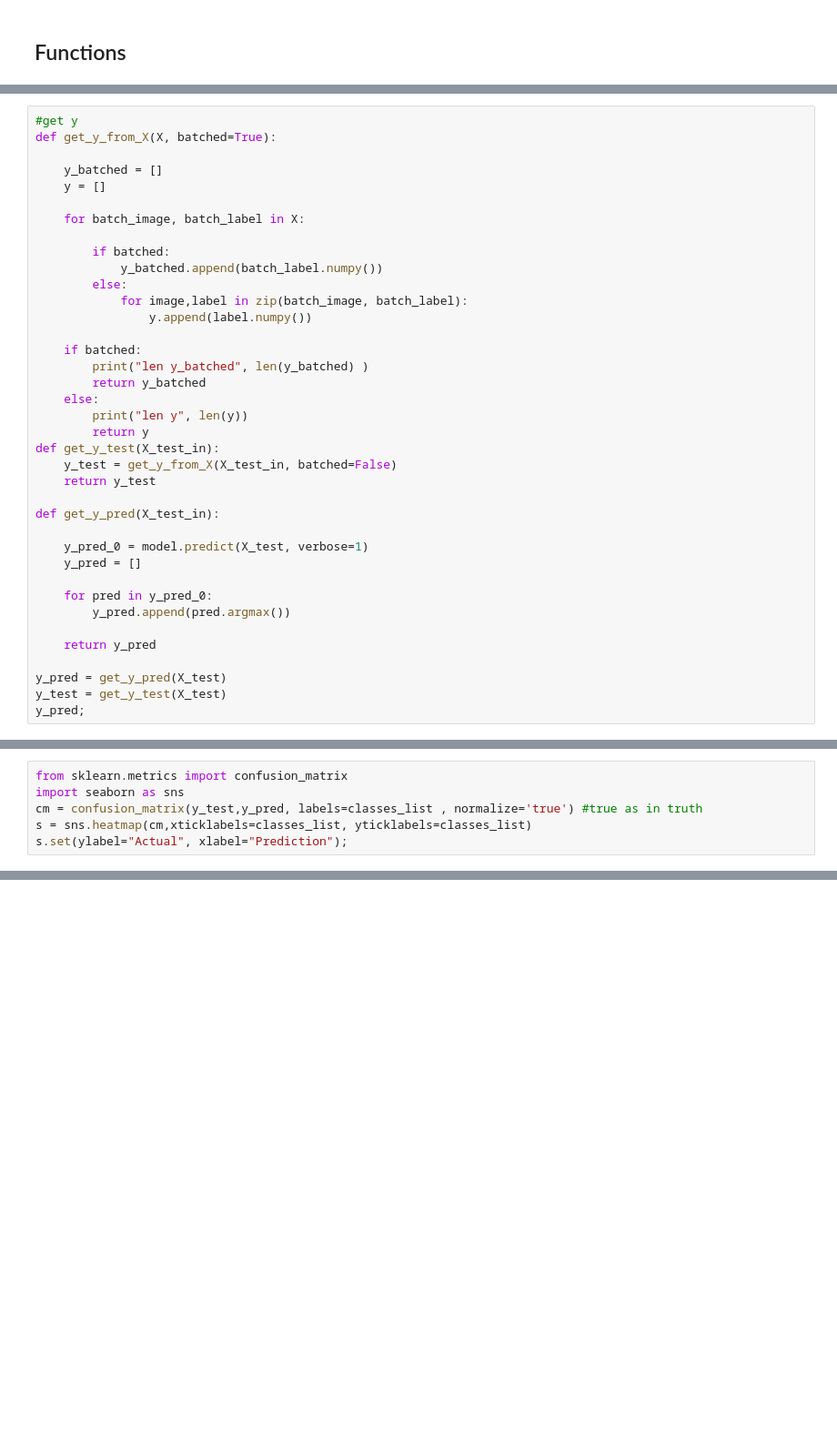
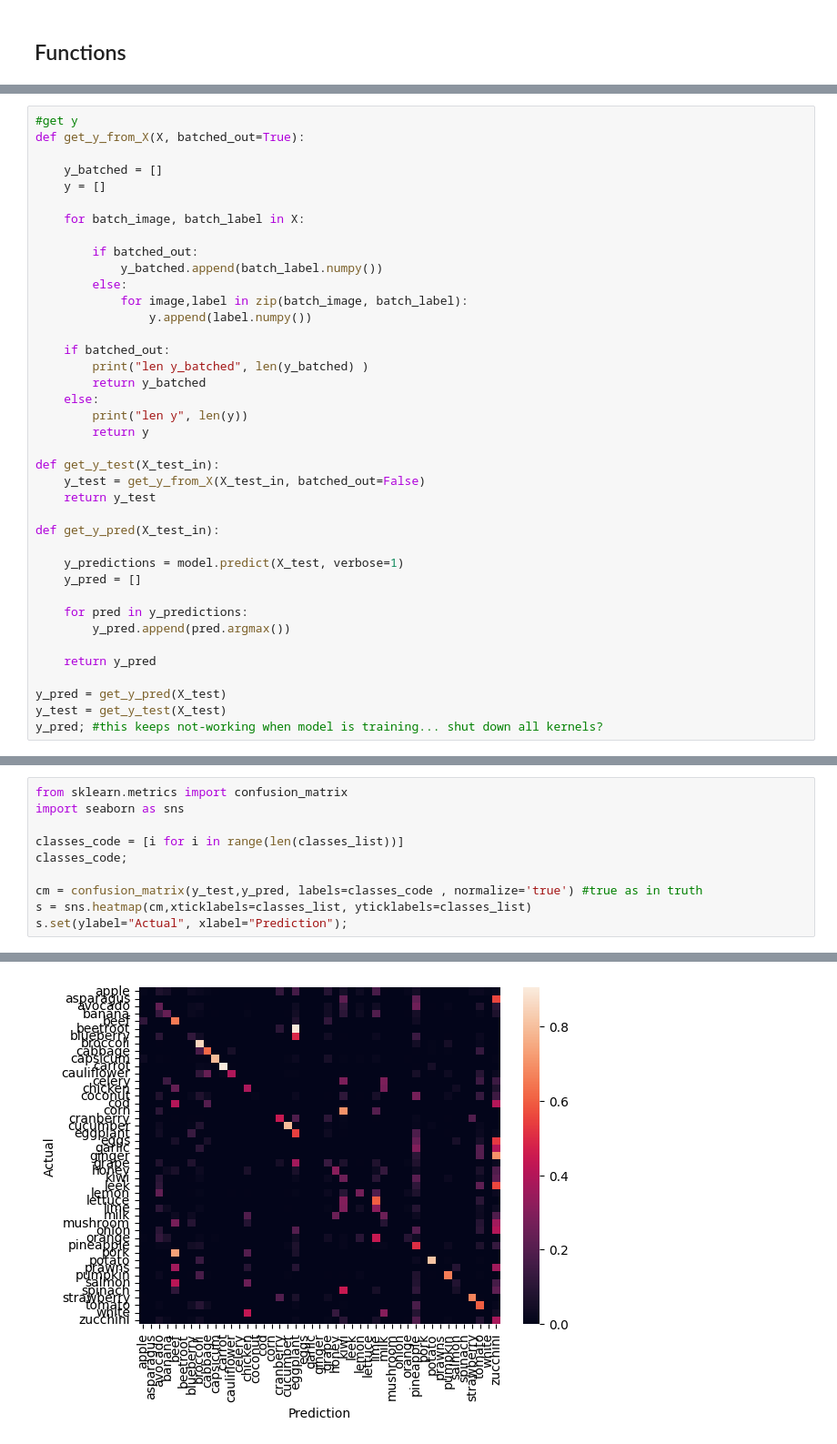
Before and after one commit to canndyy/your_kitchen_ai, a Jupyter notebook: notebooks/model_nbs/model_analyser.ipynb, the cells around one changed output, grey strips where cells are left out. Shown at 91% size. Saved outputs shown, nothing was run; the diff lists cells and outputs as text; blank space fills up the shorter version.

```diff
--- a/notebooks/model_nbs/model_analyser.ipynb
+++ b/notebooks/model_nbs/model_analyser.ipynb
@@ -74,39 +106,40 @@ def plot_learning_curve(history):
 # %%
 #get y
-def get_y_from_X(X, batched=True):
+def get_y_from_X(X, batched_out=True):
 
     y_batched = []
     y = []
 
     for batch_image, batch_label in X:
 
-        if batched:
+        if batched_out:
             y_batched.append(batch_label.numpy())
         else:
             for image,label in zip(batch_image, batch_label):
                 y.append(label.numpy())
 
-    if batched:
+    if batched_out:
         print("len y_batched", len(y_batched) )
         return y_batched
     else:
         print("len y", len(y))
         return y
+
 def get_y_test(X_test_in):
-    y_test = get_y_from_X(X_test_in, batched=False)
+    y_test = get_y_from_X(X_test_in, batched_out=False)
     return y_test
 
 def get_y_pred(X_test_in):
 
-    y_pred_0 = model.predict(X_test, verbose=1)
+    y_predictions = model.predict(X_test, verbose=1)
     y_pred = []
 
-    for pred in y_pred_0:
+    for pred in y_predictions:
         y_pred.append(pred.argmax())
 
     return y_pred
 
 y_pred = get_y_pred(X_test)
 y_test = get_y_test(X_test)
-y_pred;
+y_pred; #this keeps not-working when model is training... shut down all kernels?
 # %% [output]
@@ -218,7 +230,11 @@ weighted avg       0.63      0.61      0.61      3914
 # %%
 from sklearn.metrics import confusion_matrix
 import seaborn as sns
-cm = confusion_matrix(y_test,y_pred, labels=classes_list , normalize='true') #true as in truth
+
+classes_code = [i for i in range(len(classes_list))]
+classes_code;
+
+cm = confusion_matrix(y_test,y_pred, labels=classes_code , normalize='true') #true as in truth
 s = sns.heatmap(cm,xticklabels=classes_list, yticklabels=classes_list)
 s.set(ylabel="Actual", xlabel="Prediction");
 # %% [output]
@@ -225,0 +241 @@ ValueError: At least one label specified must be in y_true
+[figure, added]
```
Also changed, not shown: parts of 20 cells of this notebook, 1 other file.
